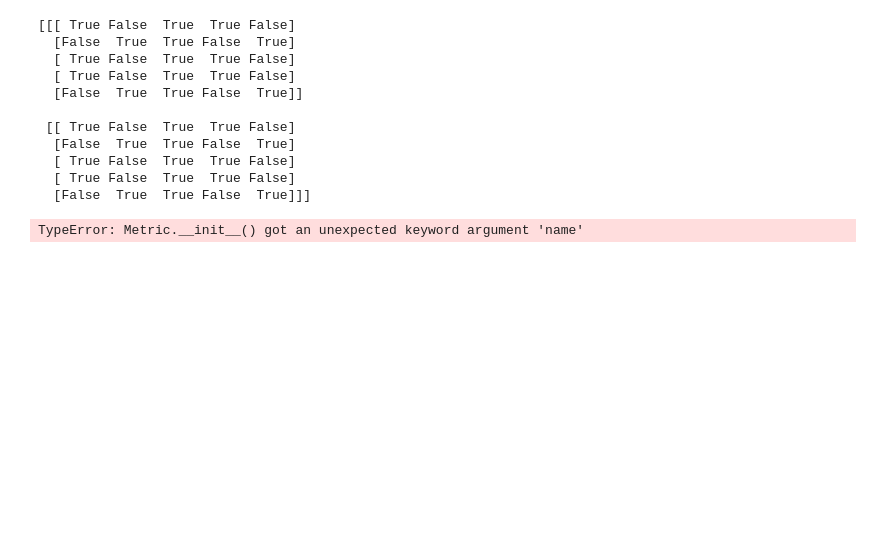
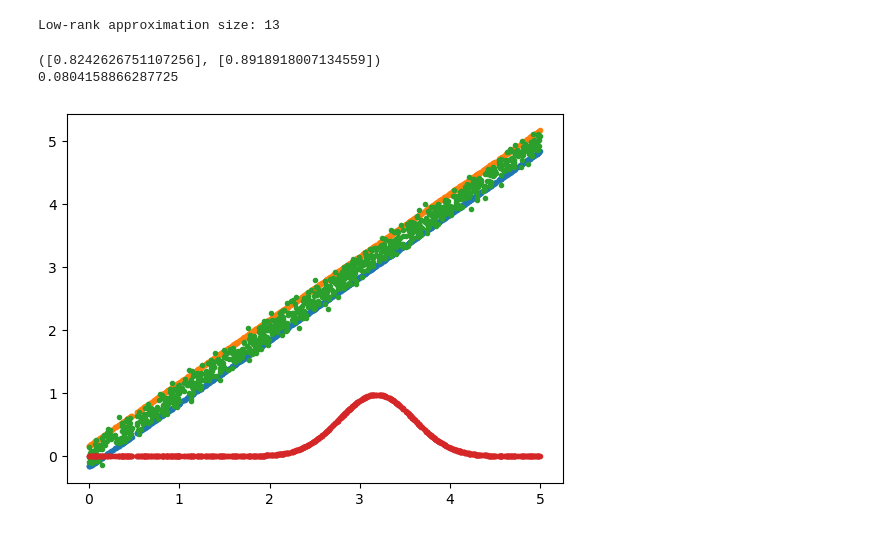
Before and after one commit to jjcherian/fairaudit, a Jupyter notebook: src/fairness-audit/Sandbox.ipynb, the cells around one changed output. Drawn from its saved outputs; the diff is of its cells as text; code cells hidden in the pictures; blank space fills up the shorter version.

```diff
--- a/src/fairness-audit/Sandbox.ipynb
+++ b/src/fairness-audit/Sandbox.ipynb
@@ -112,29 +75,49 @@ print(np.amax(arr, axis=1))
-# %%
-np.random.seed(0)
-mat = np.random.uniform(size=(5,2)).astype(bool)
-prod = np.einsum('ij,ik->kij', group_indices.astype(bool),mat)
-
-print(prod)
-# %% [output]
-[[[ True False  True  True False]
-  [False  True  True False  True]
-  [ True False  True  True False]
-  [ True False  True  True False]
-  [False  True  True False  True]]
-
- [[ True False  True  True False]
-  [False  True  True False  True]
-  [ True False  True  True False]
-  [ True False  True  True False]
-  [False  True  True False  True]]]
-# %%
-from certify import Certifier
-from metrics import Metric
-import pandas as pd
-
-audit_trail = pd.read_csv("/Users/cherian/Projects/fairaudit/audit_trail.csv")
-
-
-auditor = Certifier(audit_trail.x, audit_trail.y, audit_trail.z, Metric(name="statistical_parity"))
-# %% [output]
-TypeError: Metric.__init__() got an unexpected keyword argument 'name'
+# %%
+from auditor import Auditor
+from metrics import Metric
+from groups import get_rectangles
+from scipy.stats import norm
+import numpy as np
+
+rng = np.random.default_rng(seed = 0)
+n_points = 1000
+gamma = 10
+X = rng.uniform(0, 5, (n_points,1))
+Y = X + 0.1 * rng.standard_normal(size=(n_points,1))
+Z1 = X - norm.ppf(0.95, scale=0.1)
+Z2 = X + norm.ppf(0.95, scale=0.1)
+Z = np.hstack([Z1, Z2])
+
+metric = Metric("equalized_coverage")
+
+auditor = Auditor(X=X, Y=Y, Z=Z, metric=metric)
+
+auditor.calibrate_rkhs(
+    alpha=0.2,
+    type="upper",
+    kernel="rbf",
+    kernel_params=dict(gamma=gamma),
+    bootstrap_params=dict(B=500, student_threshold=0.05)
+)
+
+weights = np.zeros_like(X).flatten()
+weights[0] = 1
+# %% [output]
+Low-rank approximation size: 13
+# %%
+from auditor import Auditor
+print(auditor.query_rkhs(weights))
+
+from scipy.stats import norm
+import matplotlib.pyplot as plt
+plt.plot(X.flatten(), Z1.flatten(), '.')
+plt.plot(X.flatten(), Z2.flatten(), '.')
+plt.plot(X, Y, '.')
+plt.plot(X.flatten(), norm.pdf(X.flatten(), loc=X[0], scale=np.sqrt(1/(2*gamma))), '.')
+
+pdf = norm.pdf(X.flatten(), loc=X[0], scale=np.sqrt(1/(2*gamma)))
+print(np.mean(pdf) * np.sqrt(np.mean(pdf**2)))
+# %% [output]
+([0.8242626751107256], [0.8918918007134559])
+0.0804158866287725
+[figure, added]
```
Also changed, not shown: parts of 15 cells of this notebook, 4 other files.
